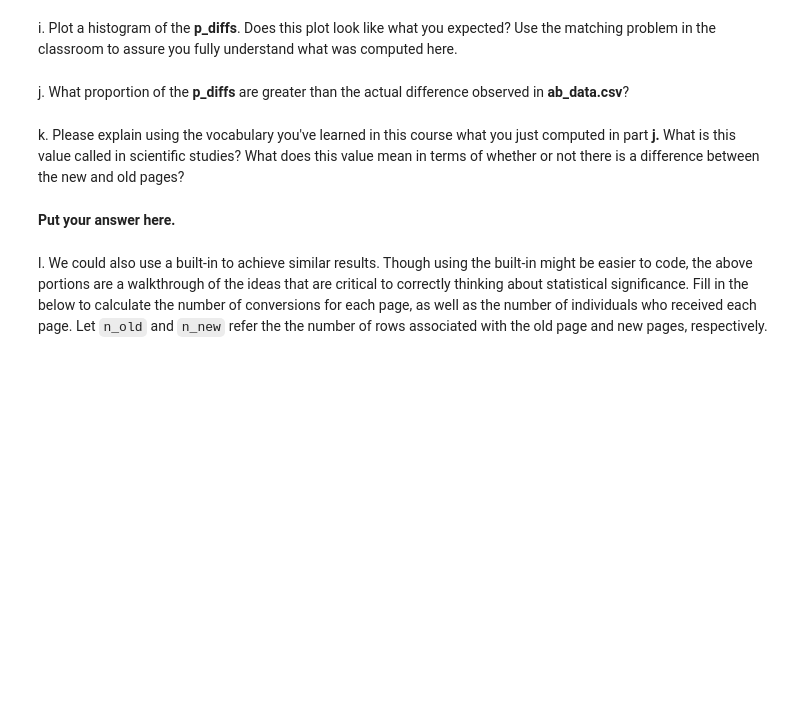
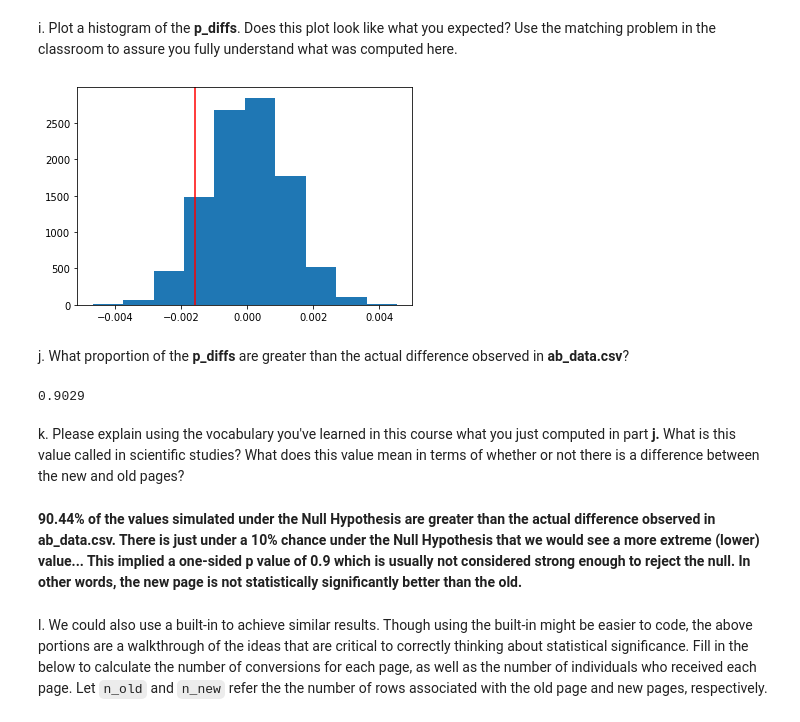
Before and after one commit to DonnaVakalis/Cool-finding-app, a Jupyter notebook: Analyze_ab_test_results.ipynb, the cells around one changed output. Drawn from its saved outputs; the diff is of its cells as text; code cells hidden in the pictures; blank space fills up the shorter version.

```diff
--- a/Analyze_ab_test_results.ipynb
+++ b/Analyze_ab_test_results.ipynb
@@ -177,2 +251,5 @@ c. What is $n_{new}$, the number of individuals in the treatment group?
 # %% [markdown]
 d. What is $n_{old}$, the number of individuals in the control group?
+# %%
+N_OLD=(1-P_NEW)*SIZE
+N_OLD
@@ -179,6 +258,10 @@ d. What is $n_{old}$, the number of individuals in the control group?
 # %% [markdown]
 e. Simulate $n_{new}$ transactions with a conversion rate of $p_{new}$ under the null.  Store these $n_{new}$ 1's and 0's in **new_page_converted**.
+# %%
+new_page_converted = np.random.binomial(N_NEW,NULL_mu)
 # %% [markdown]
 f. Simulate $n_{old}$ transactions with a conversion rate of $p_{old}$ under the null.  Store these $n_{old}$ 1's and 0's in **old_page_converted**.
+# %%
+old_page_converted = np.random.binomial(N_OLD,NULL_mu)
 # %% [markdown]
 g. Find $p_{new}$ - $p_{old}$ for your simulated values from part (e) and (f).
@@ -185,12 +272,32 @@ g. Find $p_{new}$ - $p_{old}$ for your simulated values from part (e) and (f).
 # %% [markdown]
 h. Create 10,000 $p_{new}$ - $p_{old}$ values using the same simulation process you used in parts (a) through (g) above. Store all 10,000 values in a NumPy array called **p_diffs**.
+# %%
+p_diffs = []
+
+for _ in range(10000):
+  new_page_converted = np.random.binomial(N_NEW,NULL_mu)
+  old_page_converted = np.random.binomial(N_OLD,NULL_mu)
+  p_diffs.append(new_page_converted/N_NEW - old_page_converted/N_OLD)
+
+p_diffs = np.array(p_diffs)
 # %% [markdown]
 i. Plot a histogram of the **p_diffs**.  Does this plot look like what you expected?  Use the matching problem in the classroom to assure you fully understand what was computed here.
+# %%
+plt.hist(p_diffs);
+actual_diffs = treatment_p_converted - control_p_converted
+plt.axvline(actual_diffs,color="red");
+# %% [output]
+[figure, added]
 # %% [markdown]
 j. What proportion of the **p_diffs** are greater than the actual difference observed in **ab_data.csv**?
+# %%
+actual_diffs = treatment_p_converted - control_p_converted
+(p_diffs>actual_diffs).mean()
+# %% [output]
+0.9029
 # %% [markdown]
 k. Please explain using the vocabulary you've learned in this course what you just computed in part **j.**  What is this value called in scientific studies?  What does this value mean in terms of whether or not there is a difference between the new and old pages?
-# %% [markdown]
-**Put your answer here.**
+# %% [markdown]
+**90.44% of the values simulated under the Null Hypothesis are greater than the actual difference observed in ab_data.csv. There is just under a 10% chance under the Null Hypothesis that we would see a more extreme (lower) value... This implied a one-sided p value of 0.9 which is usually not considered strong enough to reject the null. In other words, the new page is not statistically significantly better than the old.**
 # %% [markdown]
 l. We could also use a built-in to achieve similar results.  Though using the built-in might be easier to code, the above portions are a walkthrough of the ideas that are critical to correctly thinking about statistical significance. Fill in the below to calculate the number of conversions for each page, as well as the number of individuals who received each page. Let `n_old` and `n_new` refer the the number of rows associated with the old page and new pages, respectively.
```
Also changed, not shown: parts of 52 cells of this notebook.
